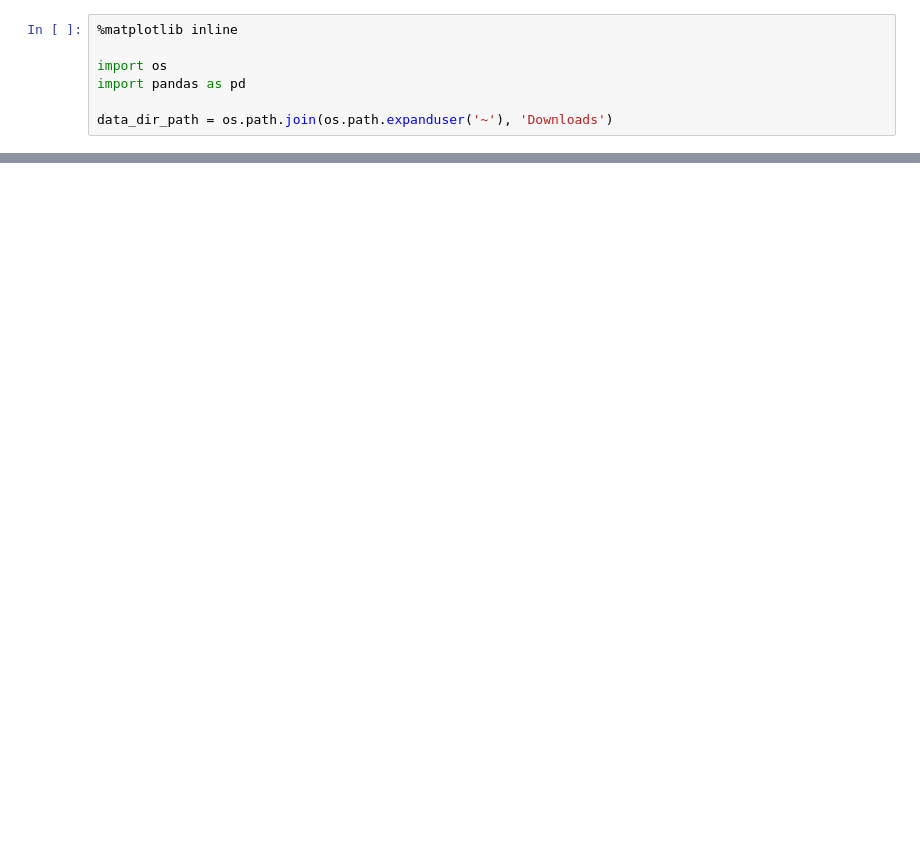
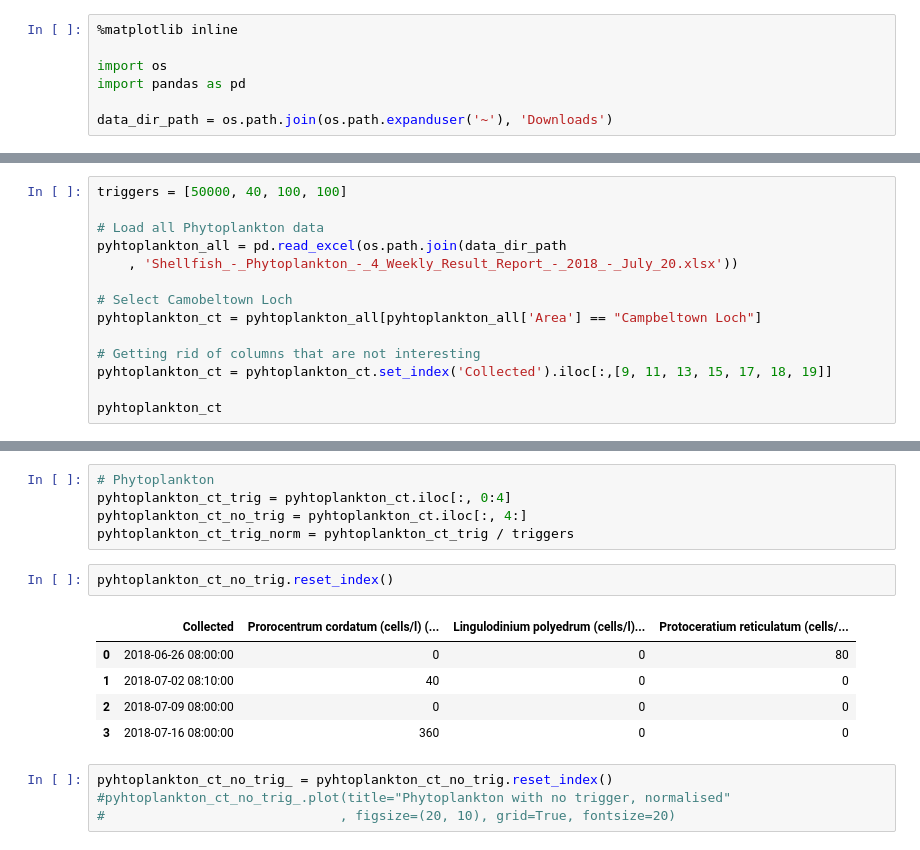
Before and after one commit to douglasmacdonald/python, a Jupyter notebook: notebooks/water_quality.ipynb, the cells around one changed output, grey strips where cells are left out. Saved outputs shown, nothing was run; the diff lists cells and outputs as text; blank space fills up the shorter version.

```diff
--- a/notebooks/water_quality.ipynb
+++ b/notebooks/water_quality.ipynb
@@ -78,0 +33,14 @@ ctl
+# %%
+triggers = [50000, 40, 100, 100]
+
+# Load all Phytoplankton data
+pyhtoplankton_all = pd.read_excel(os.path.join(data_dir_path
+    , 'Shellfish_-_Phytoplankton_-_4_Weekly_Result_Report_-_2018_-_July_20.xlsx'))
+
+# Select Camobeltown Loch
+pyhtoplankton_ct = pyhtoplankton_all[pyhtoplankton_all['Area'] == "Campbeltown Loch"]
+
+# Getting rid of columns that are not interesting
+pyhtoplankton_ct = pyhtoplankton_ct.set_index('Collected').iloc[:,[9, 11, 13, 15, 17, 18, 19]]
+
+pyhtoplankton_ct
@@ -78,0 +65,17 @@ ctl
+# %%
+# Phytoplankton
+pyhtoplankton_ct_trig = pyhtoplankton_ct.iloc[:, 0:4]
+pyhtoplankton_ct_no_trig = pyhtoplankton_ct.iloc[:, 4:]
+pyhtoplankton_ct_trig_norm = pyhtoplankton_ct_trig / triggers
+# %%
+pyhtoplankton_ct_no_trig.reset_index()
+# %% [output]
+|  | Collected | Prorocentrum cordatum (cells/l) (... | Lingulodinium polyedrum (cells/l)... | Protoceratium reticulatum (cells/... |
+| 0 | 2018-06-26 08:00:00 | 0 | 0 | 80 |
+| 1 | 2018-07-02 08:10:00 | 40 | 0 | 0 |
+| 2 | 2018-07-09 08:00:00 | 0 | 0 | 0 |
+| 3 | 2018-07-16 08:00:00 | 360 | 0 | 0 |
+# %%
+pyhtoplankton_ct_no_trig_ = pyhtoplankton_ct_no_trig.reset_index()
+#pyhtoplankton_ct_no_trig_.plot(title="Phytoplankton with no trigger, normalised"
+#                              , figsize=(20, 10), grid=True, fontsize=20)
```
Also changed, not shown: parts of 45 cells of this notebook, 1 other file.
